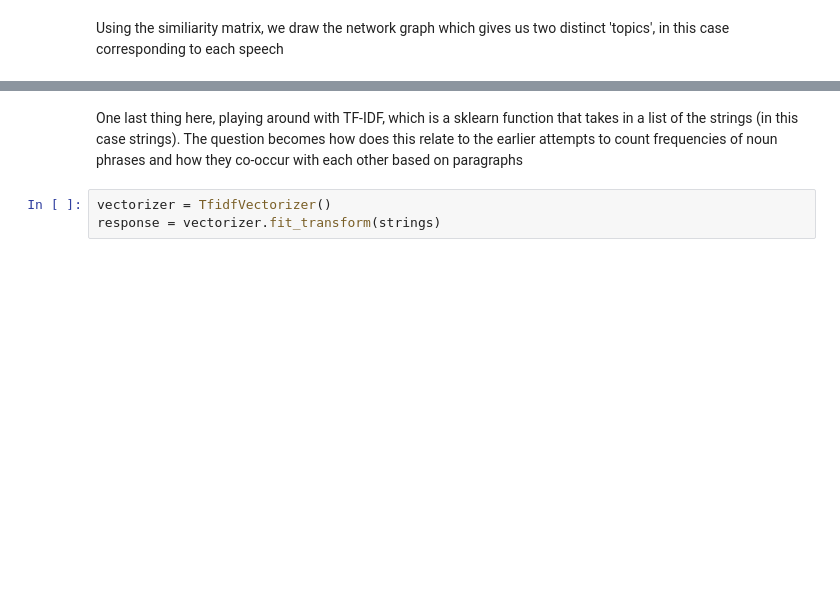
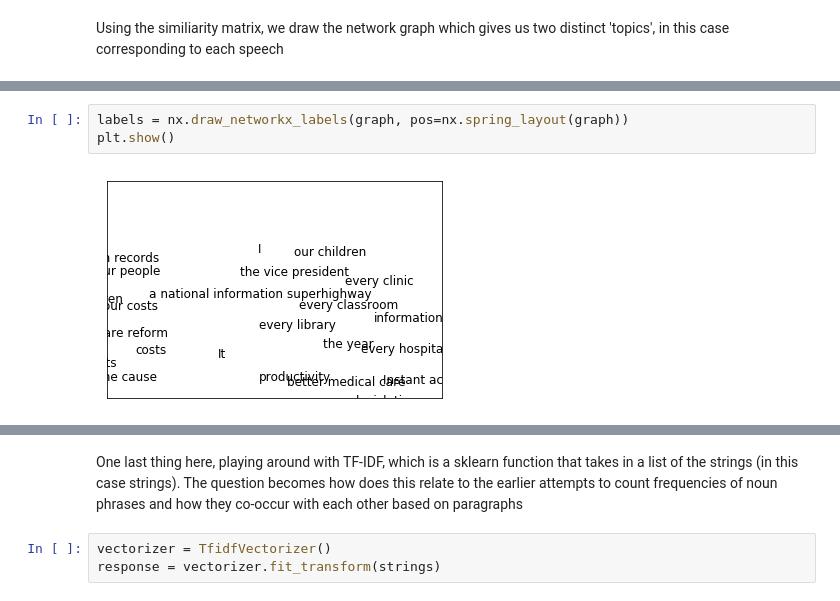
Before and after one commit to marioamz/State-of-the-Unions, a Jupyter notebook: Chunking.ipynb, the cells around one changed output, grey strips where cells are left out. Cells and saved outputs as stored; diff of their text form; blank space fills up the shorter version.

```diff
--- a/Chunking.ipynb
+++ b/Chunking.ipynb
@@ -198,0 +305,5 @@ plt.show()
+# %%
+labels = nx.draw_networkx_labels(graph, pos=nx.spring_layout(graph))
+plt.show()
+# %% [output]
+[figure, added]
```
Also changed, not shown: parts of 17 cells of this notebook.
